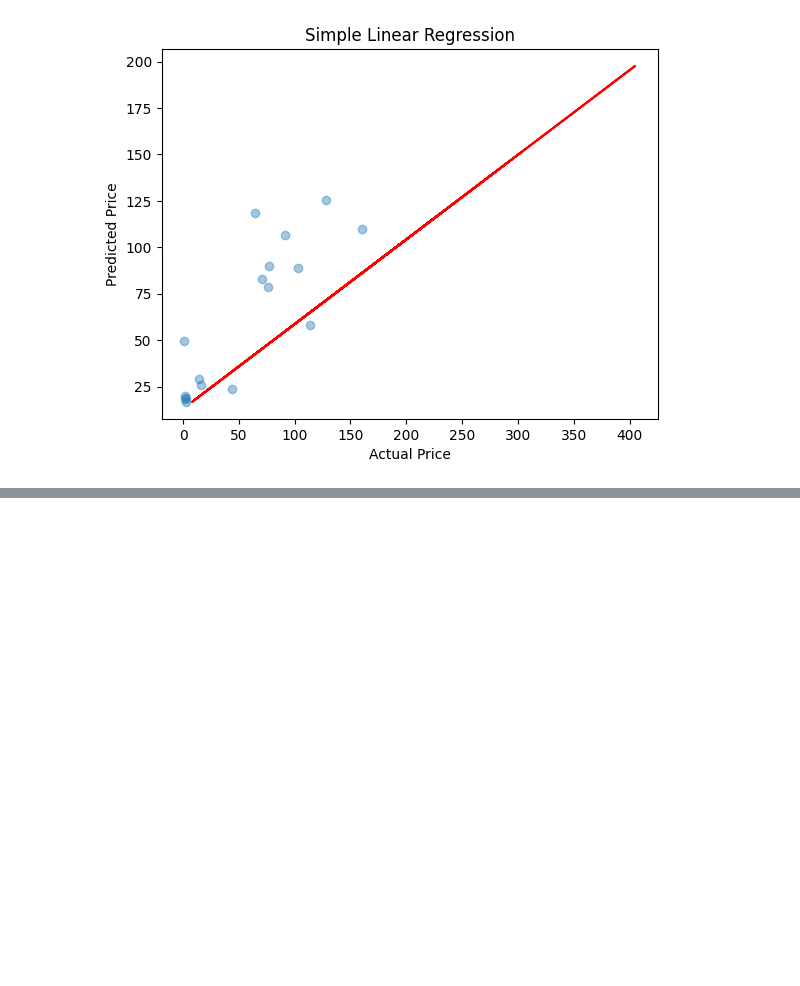
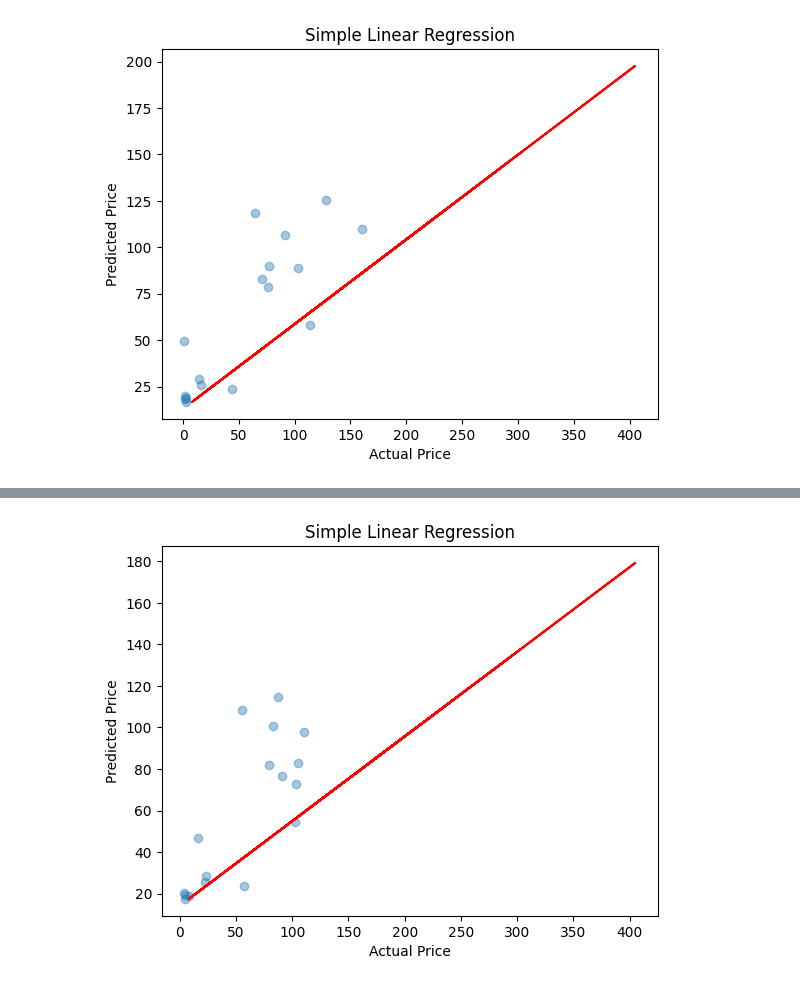
Before and after one commit to 1and-or0/JNU, a Jupyter notebook: AI/linear-regression-final.ipynb, the cells around one changed output, grey strips where cells are left out. Saved outputs shown, nothing was run; the diff lists cells and outputs as text; code cells hidden in the pictures; blank space fills up the shorter version.

```diff
--- a/AI/linear-regression-final.ipynb
+++ b/AI/linear-regression-final.ipynb
@@ -92,0 +175,10 @@ plt.show()
+# %%
+plt.scatter(y_test, y_pred, alpha=0.4)
+    # alpha : 산점도의 투명도 조절
+plt.xlabel("Actual Price")
+plt.plot(X, model.predict(X), color='red')
+plt.ylabel("Predicted Price")
+plt.title("Simple Linear Regression")
+plt.show()
+# %% [output]
+[figure, added]
```
Also changed, not shown: parts of 8 cells of this notebook.
